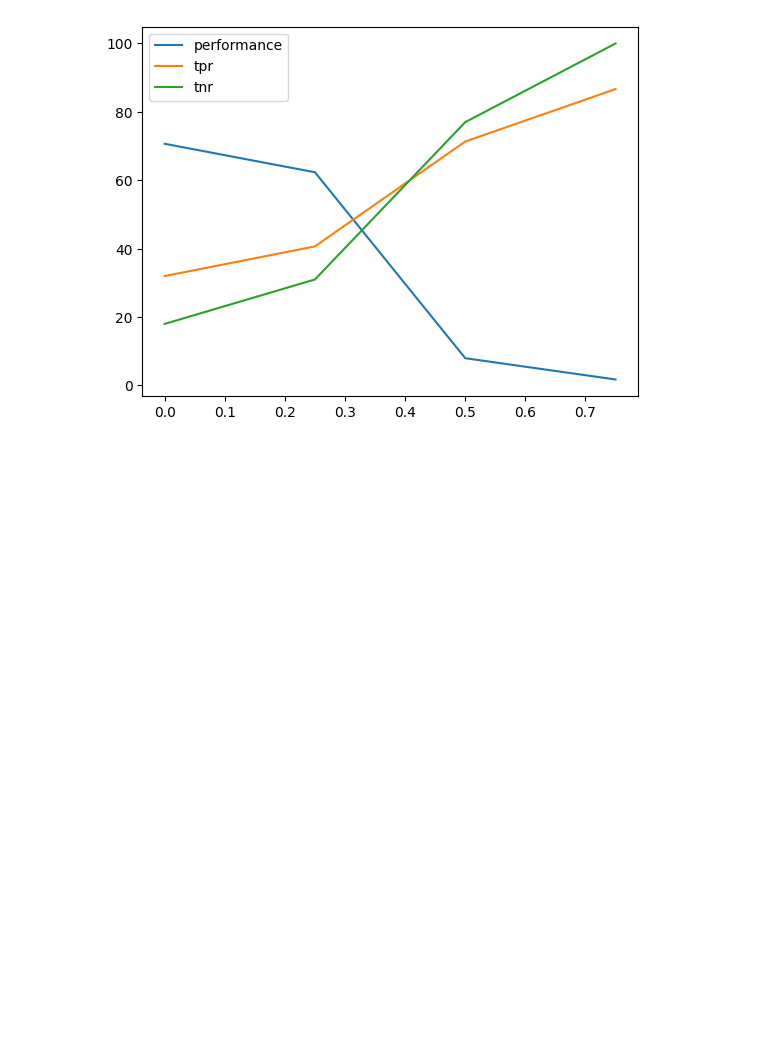
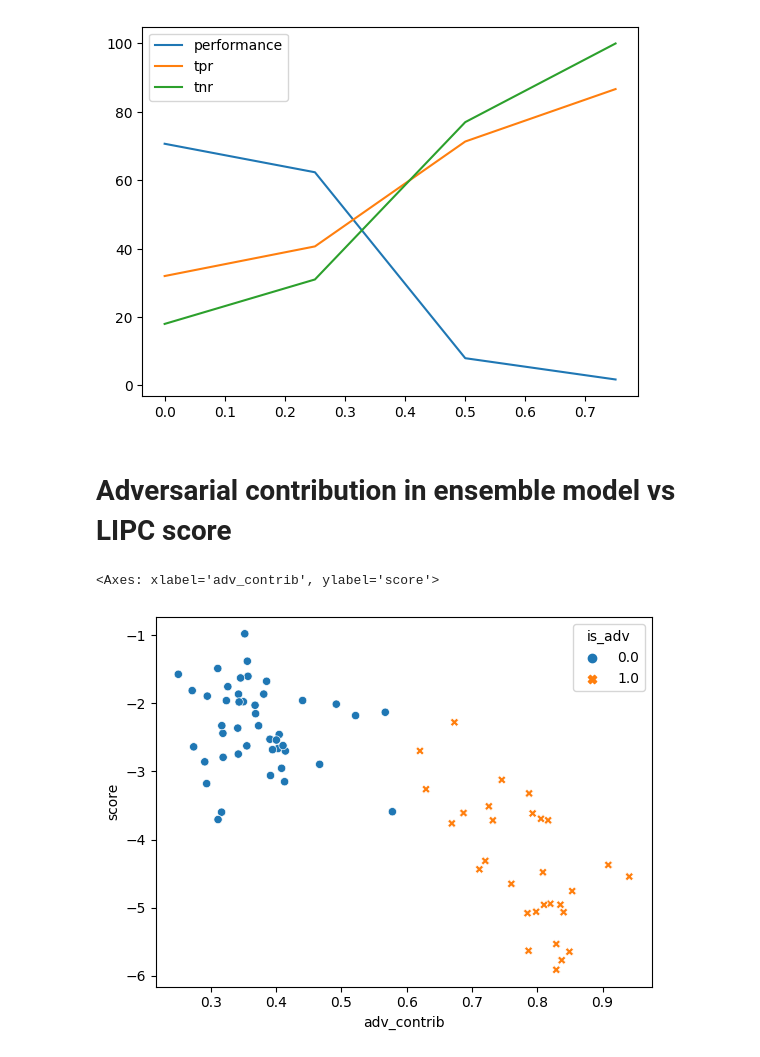
Before and after one commit to ehsanul9511/FLShield, a Jupyter notebook: plot_utils.ipynb, the cells around one changed output. Drawn from its saved outputs; the diff is of its cells as text; code cells hidden in the pictures; blank space fills up the shorter version.

Commit message:
adv contrib vs score

```diff
--- a/plot_utils.ipynb
+++ b/plot_utils.ipynb
@@ -128,3 +128,11 @@ plot_df(final_perf_tpr_tnr, 'dba').plot()
 # %% [output]
 <Axes: >
 [figure]
+# %% [markdown]
+# Adversarial contribution in ensemble model vs LIPC score
+# %%
+adv_contrib_vs_score_df = get_adv_contrib_vs_score()
+sns.scatterplot(x='adv_contrib', y='score', style='is_adv', hue='is_adv', data=adv_contrib_vs_score_df)
+# %% [output]
+<Axes: xlabel='adv_contrib', ylabel='score'>
+[figure, added]
```
Also changed, not shown: 1 other file.
